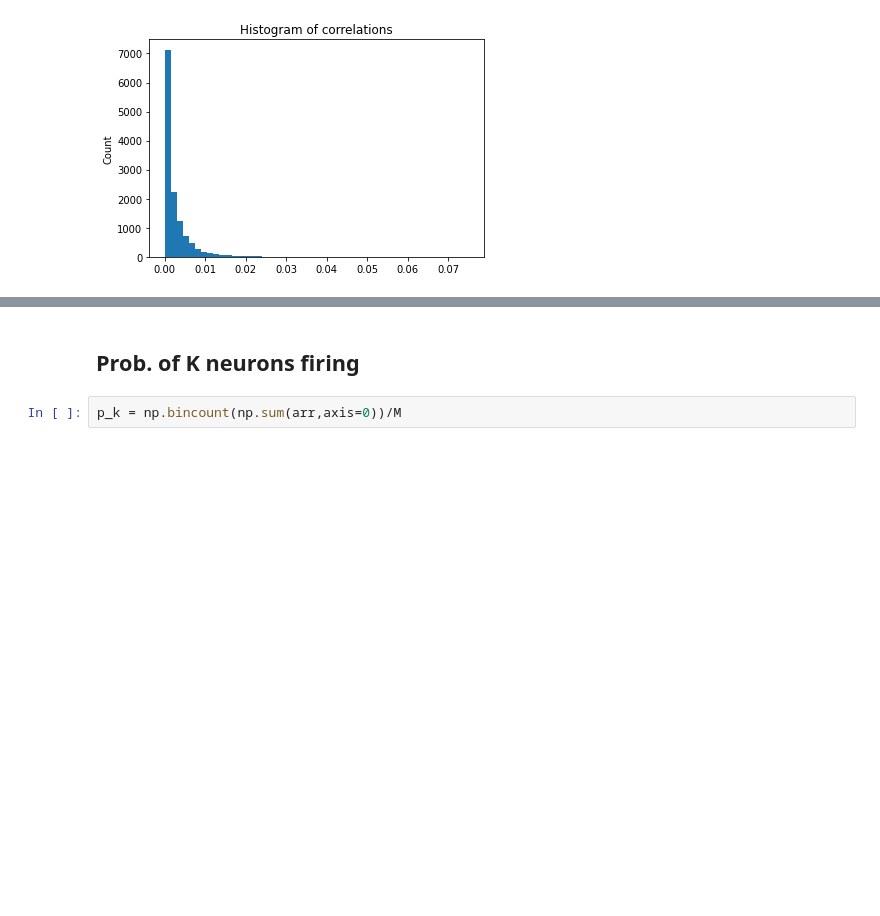
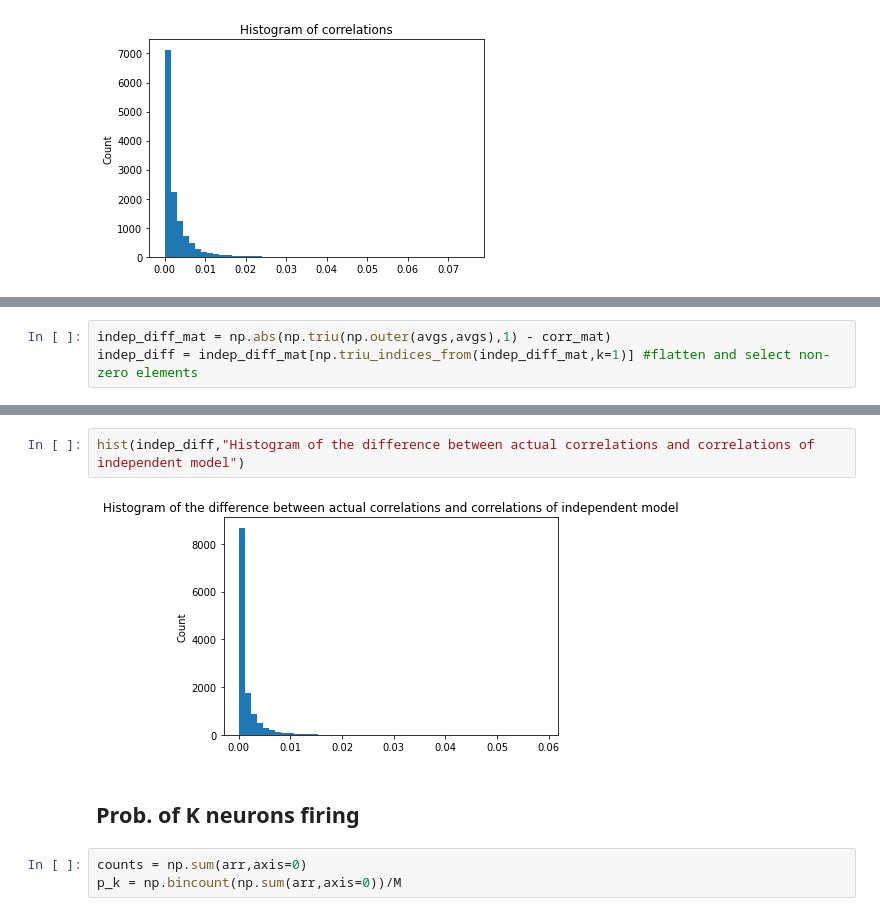
Before and after one commit to abramschon/Masters, a Jupyter notebook: ProcessData/ProcessData.ipynb, the cells around one changed output, grey strips where cells are left out. Drawn from its saved outputs; the diff is of its cells as text; blank space fills up the shorter version.

```diff
--- a/ProcessData/ProcessData.ipynb
+++ b/ProcessData/ProcessData.ipynb
@@ -94,0 +157,3 @@ hist(corrs,"Histogram of correlations")
+# %%
+indep_diff_mat = np.abs(np.triu(np.outer(avgs,avgs),1) - corr_mat)
+indep_diff = indep_diff_mat[np.triu_indices_from(indep_diff_mat,k=1)] #flatten and select non-zero elements
@@ -95,4 +171,9 @@ hist(corrs,"Histogram of correlations")
+# %%
+hist(indep_diff,"Histogram of the difference between actual correlations and correlations of independent model")
+# %% [output]
+[figure, added]
 # %% [markdown]
 ## Prob. of K neurons firing
 # %%
+counts = np.sum(arr,axis=0)
 p_k = np.bincount(np.sum(arr,axis=0))/M
```
Also changed, not shown: parts of 16 cells of this notebook.
